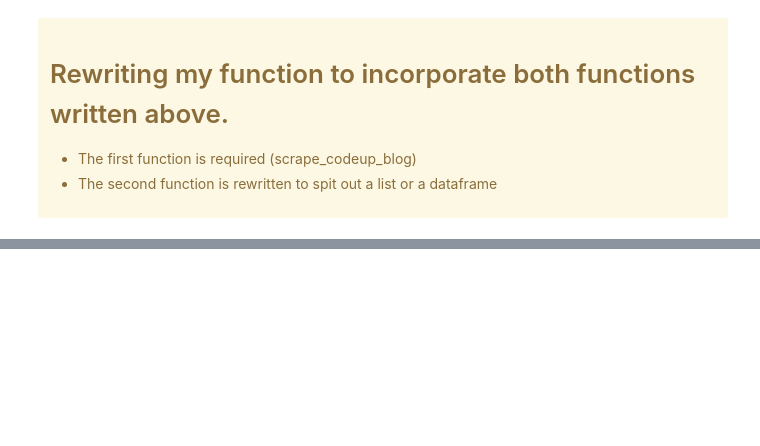
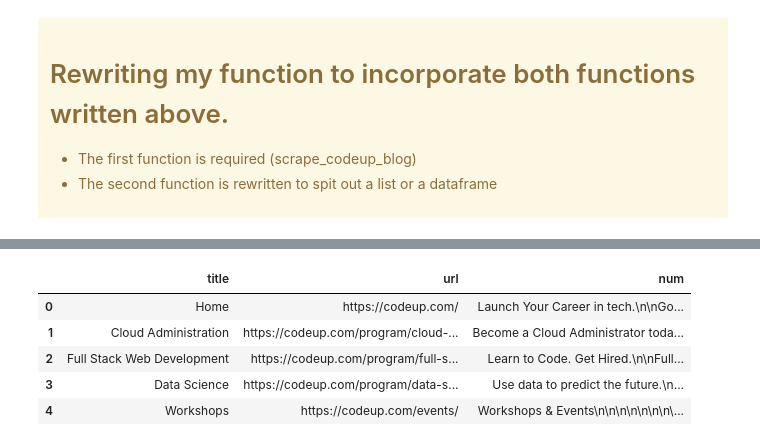
Before and after one commit to jcrosenberger/natural_language_processing_exercises, a Jupyter notebook: acquire.ipynb, the cells around one changed output, grey strips where cells are left out. Cells and saved outputs as stored; diff of their text form; code cells hidden in the pictures; blank space fills up the shorter version.

Commit message:
Acquire now imports titles, urls, and

```diff
--- a/acquire.ipynb
+++ b/acquire.ipynb
@@ -200,7 +268,3 @@ def clean_codeup_df(df):
     df = df.drop(columns = ['index'])
 
     return df
-# %%
-df = scrape_codeup_blog()
-# %%
-df = clean_codeup_df(df)
@@ -208,0 +277,4 @@ KeyError: 31
+# %%
+codeup_blog_df = codeup_hyperlinks()
+codeup_blog_df = clean_hyperlinks(codeup_blog_df)
+codeup_blog_df.info()
@@ -236,2 +319,0 @@ print(not_url_list)
-# %%
-codeup_blog_df = scrape_codeup_blog()
@@ -449,0 +490,13 @@ KeyError: 'content'
+# %%
+test_df = codeup_hyperlinks()
+test_df = clean_hyperlinks(test_df)
+webpage_list, no_content_list = scrape_codeup_webpages(test_df)
+test_df = pd.DataFrame(webpage_list)
+test_df.head()
+# %% [output]
+|  | title | url | num |
+| 0 | Home | https://codeup.com/ | Launch Your Career in tech.\n\nGo... |
+| 1 | Cloud Administration | https://codeup.com/program/cloud-... | Become a Cloud Administrator toda... |
+| 2 | Full Stack Web Development | https://codeup.com/program/full-s... | Learn to Code. Get Hired.\n\nFull... |
+| 3 | Data Science | https://codeup.com/program/data-s... | Use data to predict the future.\n... |
+| 4 | Workshops | https://codeup.com/events/ | Workshops & Events\n\n\n\n\n\n\n\... |
```
Also changed, not shown: parts of 42 cells of this notebook.
